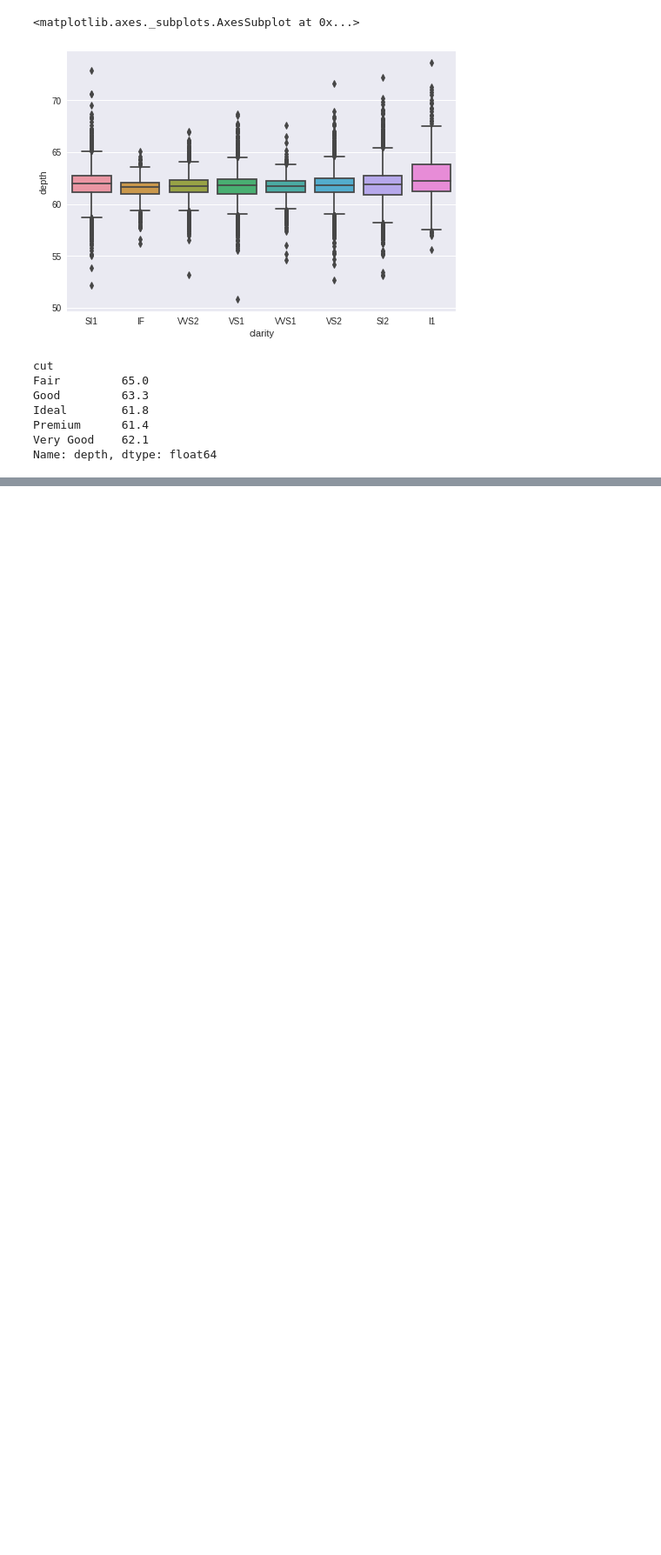
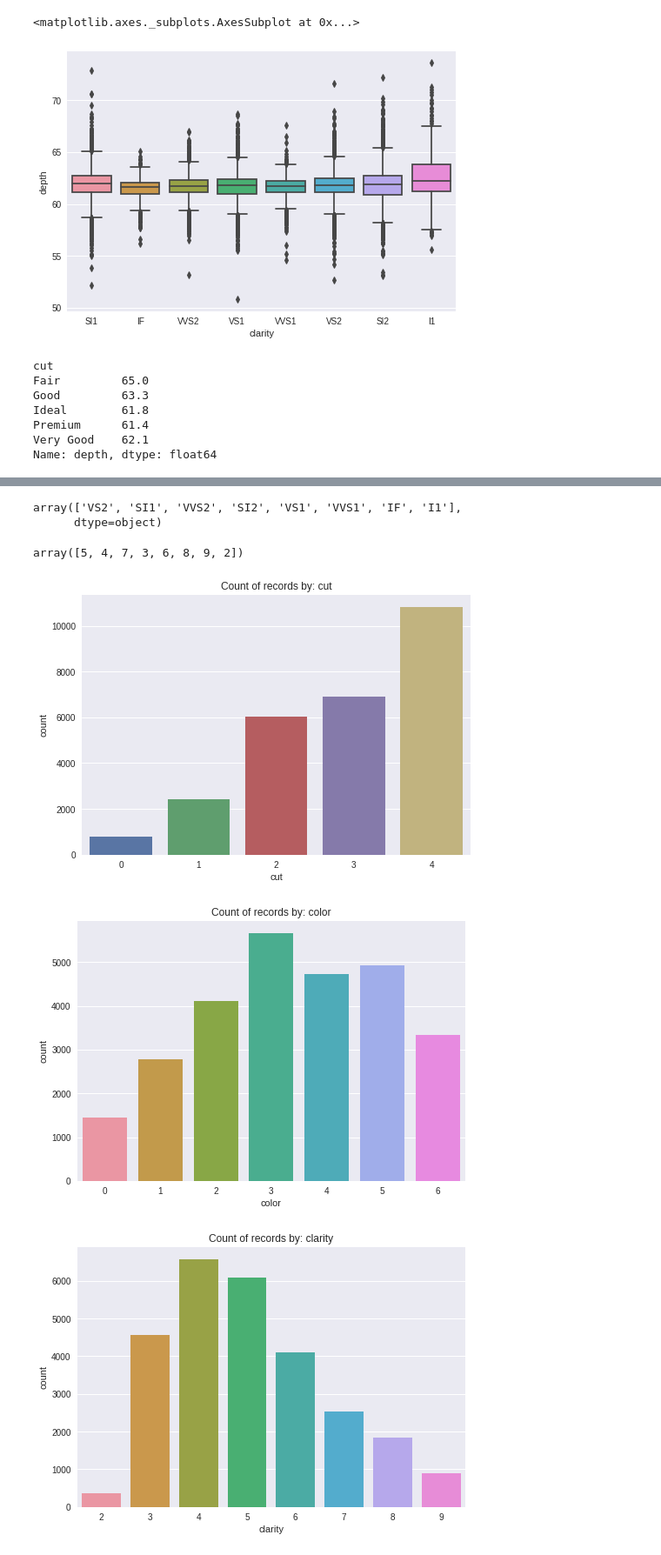
Before and after one commit to sarang-manohar/hogwarts, a Jupyter notebook: academia/predictiveModeling/code/linear_regression_cubic_zirconia.ipynb, the cells around one changed output, grey strips where cells are left out. Shown at 87% size. Saved outputs shown, nothing was run; the diff lists cells and outputs as text; code cells hidden in the pictures; blank space fills up the shorter version.

```diff
--- a/academia/predictiveModeling/code/linear_regression_cubic_zirconia.ipynb
+++ b/academia/predictiveModeling/code/linear_regression_cubic_zirconia.ipynb
@@ -353,0 +294,6 @@ for i in df_cat.columns: sns.countplot(df_cat[i]); plt.show()
+# %%
+df_v2['cut'].replace('Fair',0, inplace=True)
+df_v2['cut'].replace('Good',1, inplace=True)
+df_v2['cut'].replace('Very Good',2, inplace=True)
+df_v2['cut'].replace('Premium',3, inplace=True)
+df_v2['cut'].replace('Ideal',4, inplace=True)
@@ -353,0 +308,8 @@ for i in df_cat.columns: sns.countplot(df_cat[i]); plt.show()
+# %%
+df_v2['color'].replace('J',0, inplace=True)
+df_v2['color'].replace('I',1, inplace=True)
+df_v2['color'].replace('H',2, inplace=True)
+df_v2['color'].replace('G',3, inplace=True)
+df_v2['color'].replace('F',4, inplace=True)
+df_v2['color'].replace('E',5, inplace=True)
+df_v2['color'].replace('D',6, inplace=True)
@@ -353,0 +320,33 @@ for i in df_cat.columns: sns.countplot(df_cat[i]); plt.show()
+# %%
+df_v2['clarity'].unique()
+# %% [output]
+array(['VS2', 'SI1', 'VVS2', 'SI2', 'VS1', 'VVS1', 'IF', 'I1'],
+      dtype=object)
+# %%
+df_v2['clarity'].replace('I3',0, inplace=True)
+df_v2['clarity'].replace('I2',1, inplace=True)
+df_v2['clarity'].replace('I1',2, inplace=True)
+df_v2['clarity'].replace('SI2',3, inplace=True)
+df_v2['clarity'].replace('SI1',4, inplace=True)
+df_v2['clarity'].replace('VS2',5, inplace=True)
+df_v2['clarity'].replace('VS1',6, inplace=True)
+df_v2['clarity'].replace('VVS2',7, inplace=True)
+df_v2['clarity'].replace('VVS1',8, inplace=True)
+df_v2['clarity'].replace('IF',9, inplace=True)
+df_v2['clarity'].replace('FL',10, inplace=True)
+# %%
+df_v2['clarity'].astype(int); df_v2['clarity'].unique()
+# %% [output]
+array([5, 4, 7, 3, 6, 8, 9, 2])
+# %%
+df_v2_cat = df_v2[['cut','color','clarity']]
+# %%
+#taking catergorical columns for countplot
+for i in df_v2_cat.columns:
+    sns.countplot(df_v2_cat[i]);
+    plt.title('Count of records by: '+i);
+    plt.show()
+# %% [output]
+[figure, added]
+[figure, added]
+[figure, added]
```
Also changed, not shown: parts of 64 cells of this notebook.
